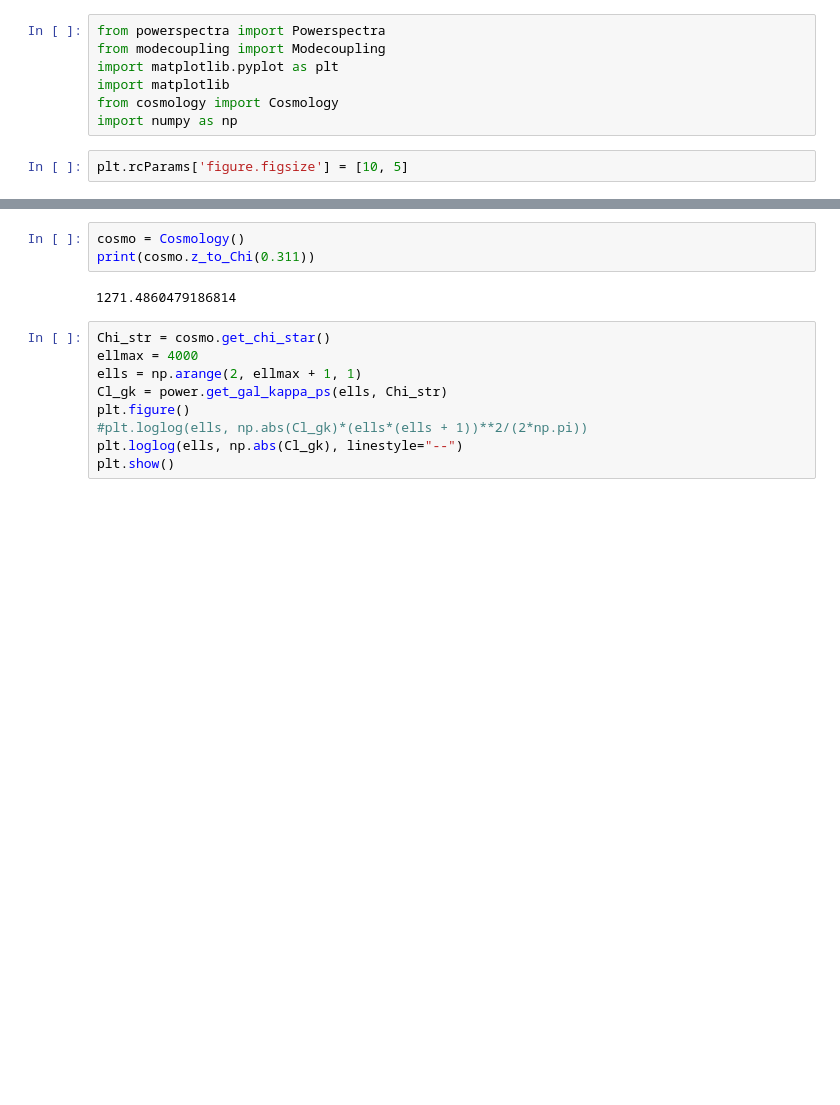
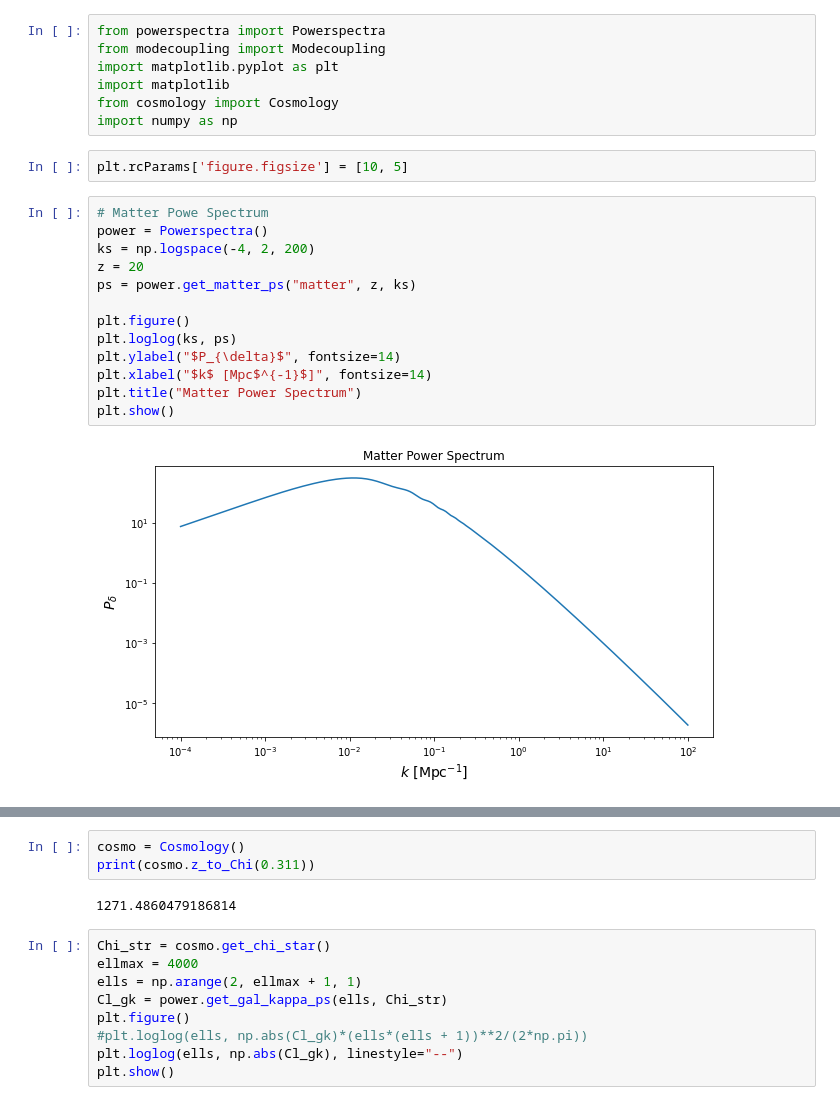
Before and after one commit to mfrobertson/omegaQE, a Jupyter notebook: kkomega/LSS.ipynb, the cells around one changed output, grey strips where cells are left out. Drawn from its saved outputs; the diff is of its cells as text; blank space fills up the shorter version.

```diff
--- a/kkomega/LSS.ipynb
+++ b/kkomega/LSS.ipynb
@@ -7,4 +7,19 @@ from cosmology import Cosmology
 import numpy as np
 # %%
 plt.rcParams['figure.figsize'] = [10, 5]
+# %%
+# Matter Powe Spectrum
+power = Powerspectra()
+ks = np.logspace(-4, 2, 200)
+z = 20
+ps = power.get_matter_ps("matter", z, ks)
+
+plt.figure()
+plt.loglog(ks, ps)
+plt.ylabel("$P_{\delta}$", fontsize=14)
+plt.xlabel("$k$ [Mpc$^{-1}$]", fontsize=14)
+plt.title("Matter Power Spectrum")
+plt.show()
+# %% [output]
+[figure, added]
 # %%
```
Also changed, not shown: parts of 2 cells of this notebook, 4 other files.
